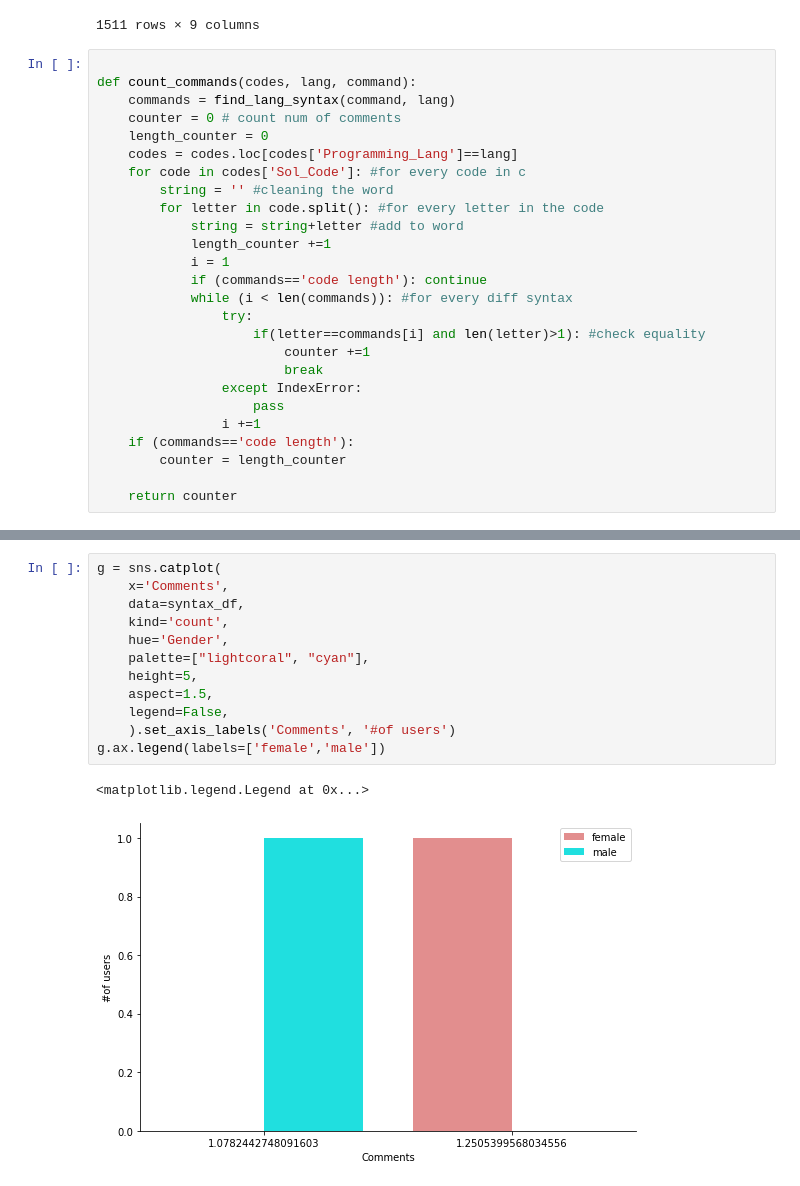
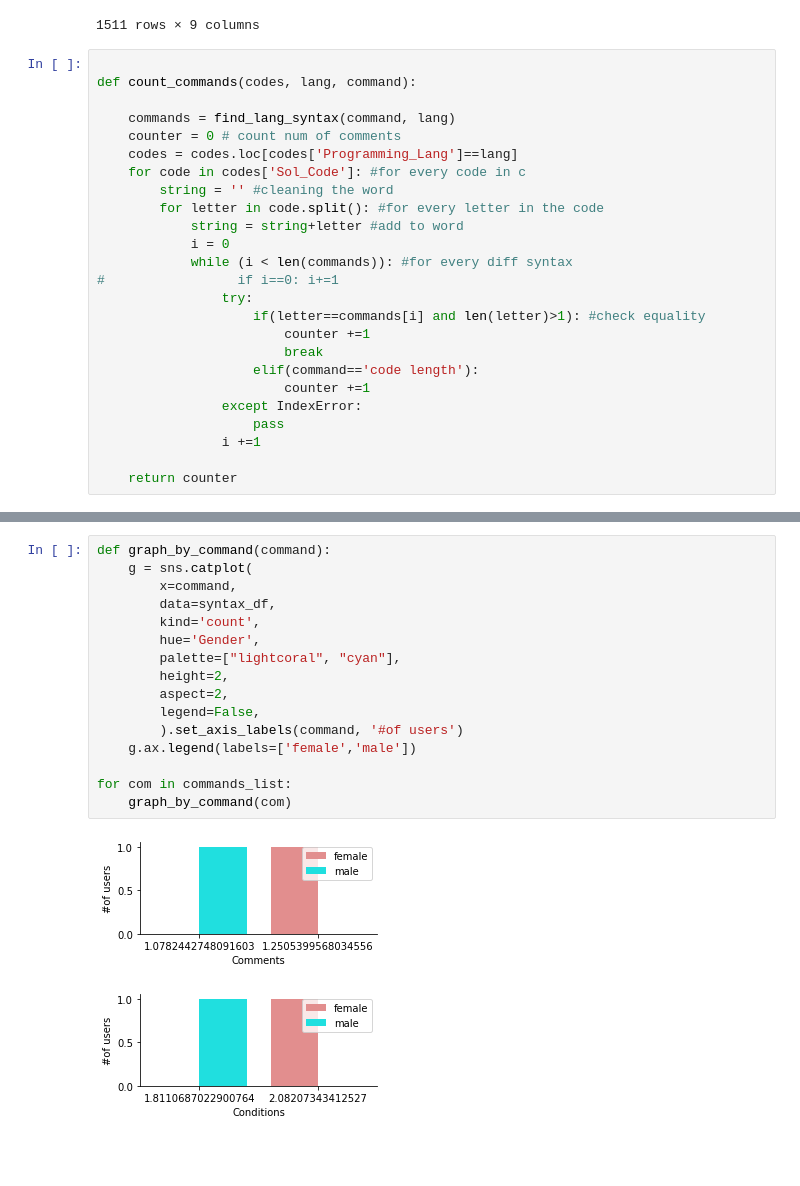
Before and after one commit to noambassat/Male-programmers-from-Mars-and-female-engineers-from-Venus, a Jupyter notebook: Syntaxes.ipynb, the cells around one changed output, grey strips where cells are left out. Drawn from its saved outputs; the diff is of its cells as text; blank space fills up the shorter version.

```diff
--- a/Syntaxes.ipynb
+++ b/Syntaxes.ipynb
@@ -60,27 +73,26 @@ df
 # %%
 
 def count_commands(codes, lang, command):
+
     commands = find_lang_syntax(command, lang)
     counter = 0 # count num of comments
-    length_counter = 0
     codes = codes.loc[codes['Programming_Lang']==lang]
     for code in codes['Sol_Code']: #for every code in c
         string = '' #cleaning the word
         for letter in code.split(): #for every letter in the code
             string = string+letter #add to word
-            length_counter +=1
-            i = 1
-            if (commands=='code length'): continue
+            i = 0
             while (i < len(commands)): #for every diff syntax
+#                 if i==0: i+=1
                 try:
                     if(letter==commands[i] and len(letter)>1): #check equality
                         counter +=1
                         break
+                    elif(command=='code length'):
+                        counter +=1
                 except IndexError:
                     pass
                 i +=1
-    if (commands=='code length'):
-        counter = length_counter
 
     return counter
 # %%
@@ -139,15 +147,19 @@ syntax_df_to_Graph
 # %%
-g = sns.catplot(
-    x='Comments',
-    data=syntax_df,
-    kind='count',
-    hue='Gender',
-    palette=["lightcoral", "cyan"],
-    height=5,
-    aspect=1.5,
-    legend=False,
-    ).set_axis_labels('Comments', '#of users')
-g.ax.legend(labels=['female','male'])
+def graph_by_command(command):
+    g = sns.catplot(
+        x=command,
+        data=syntax_df,
+        kind='count',
+        hue='Gender',
+        palette=["lightcoral", "cyan"],
+        height=2,
+        aspect=2,
+        legend=False,
+        ).set_axis_labels(command, '#of users')
+    g.ax.legend(labels=['female','male'])
+
+for com in commands_list:
+    graph_by_command(com)
 # %% [output]
-<matplotlib.legend.Legend at 0x...>
-[figure, old version]
+[figure, new version]
+[figure, added]
```
Also changed, not shown: parts of 11 cells of this notebook.
